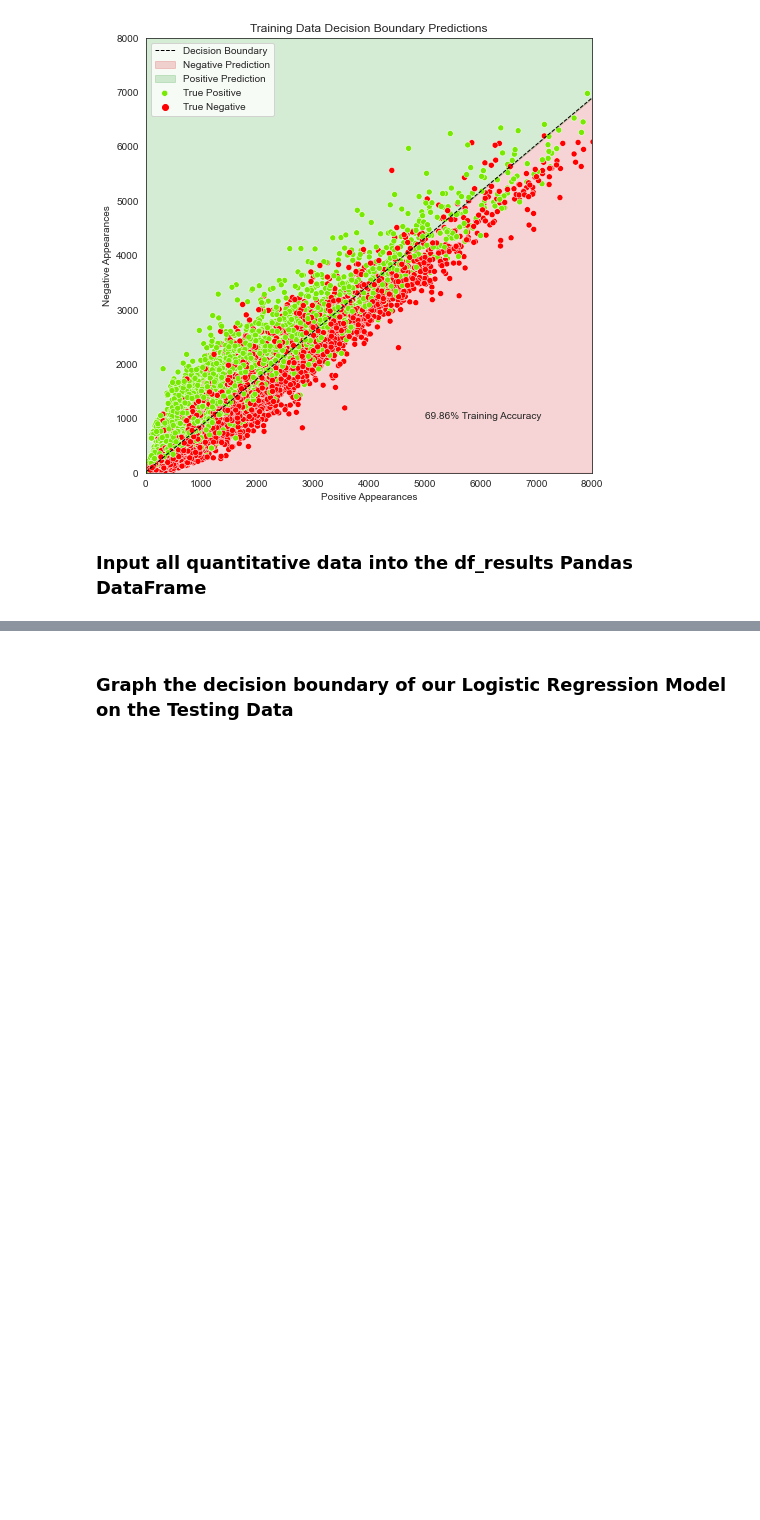
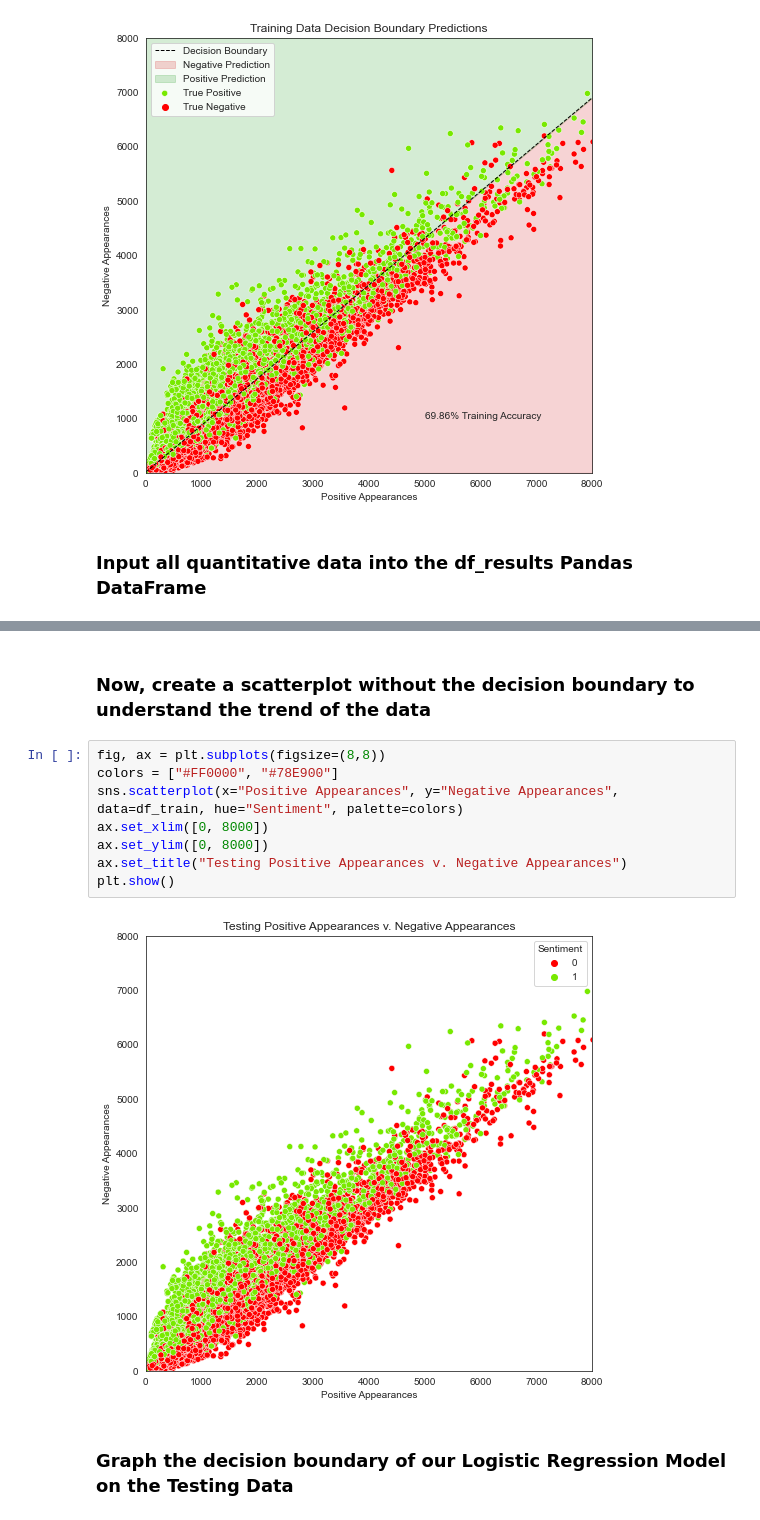
Before and after one commit to reece-iriye/Twitter-Sentiment-Analysis-in-Cpp-vs-Python, a Jupyter notebook: Python Sentiment Analysis/sentiment_analysis.ipynb, the cells around one changed output, grey strips where cells are left out. Drawn from its saved outputs; the diff is of its cells as text; blank space fills up the shorter version.

```diff
--- a/Python Sentiment Analysis/sentiment_analysis.ipynb
+++ b/Python Sentiment Analysis/sentiment_analysis.ipynb
@@ -401,6 +416,18 @@ df_results.head()
 | 2 | 0 | 2243873058 | 1487.0 | 1033.0 | 0 |
 | 3 | 0 | 1795044265 | 699.0 | 1002.0 | 1 |
 | 4 | 1 | 1957147787 | 312.0 | 952.0 | 1 |
+# %% [markdown]
+### Now, create a scatterplot without the decision boundary to understand the trend of the data
+# %%
+fig, ax = plt.subplots(figsize=(8,8))
+colors = ["#FF0000", "#78E900"]
+sns.scatterplot(x="Positive Appearances", y="Negative Appearances", data=df_train, hue="Sentiment", palette=colors)
+ax.set_xlim([0, 8000])
+ax.set_ylim([0, 8000])
+ax.set_title("Testing Positive Appearances v. Negative Appearances")
+plt.show()
+# %% [output]
+[figure, added]
 # %% [markdown]
 ### Graph the decision boundary of our Logistic Regression Model on the Testing Data
 # %%
```
Also changed, not shown: parts of 8 cells of this notebook.
